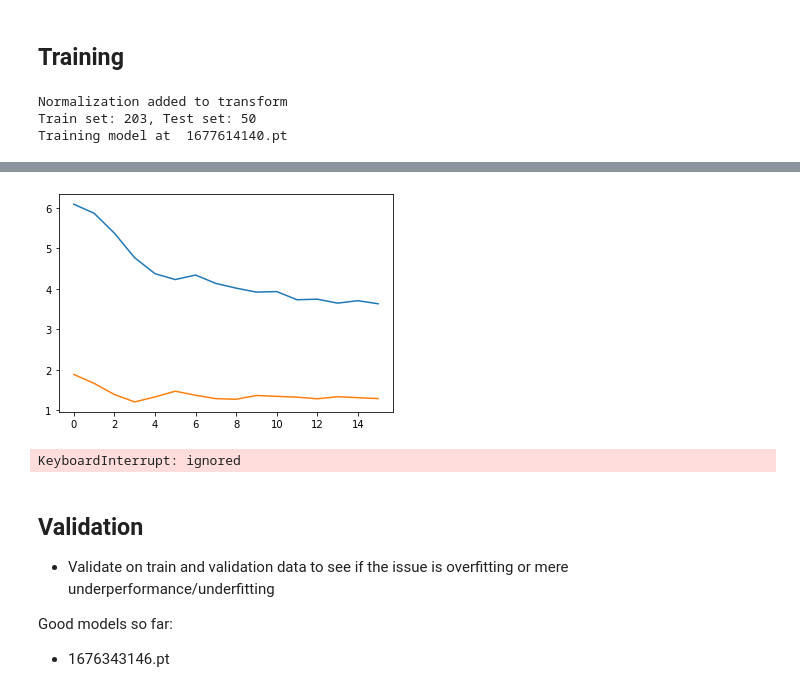
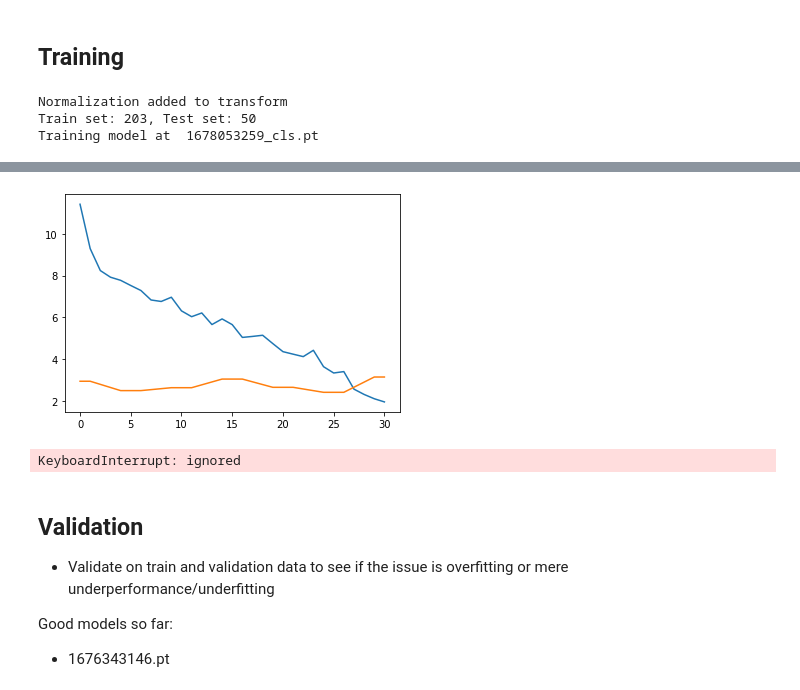
Before and after one commit to rhausman/brain_tumor_analysis, a Jupyter notebook: Tumor_Analysis.ipynb, the cells around one changed output, grey strips where cells are left out. Drawn from its saved outputs; the diff is of its cells as text; code cells hidden in the pictures.

```diff
--- a/Tumor_Analysis.ipynb
+++ b/Tumor_Analysis.ipynb
@@ -246,26 +258,26 @@ ds.set_up_normalization(mean, std)
 train_set, test_set = random_split(ds, [0.8, 0.2], generator=torch.Generator().manual_seed(42)) # manual seed for reproducible result right now
 
 print(f"Train set: {len(train_set)}, Test set: {len(test_set)}")
-train_loader = DataLoader(train_set, batch_size=24, shuffle=True, num_workers=2) # for now no extra workers
-test_loader = DataLoader(test_set, batch_size=24, shuffle = False, num_workers=1)
+train_loader = DataLoader(train_set, batch_size=12, shuffle=True, num_workers=2) # for now no extra workers
+test_loader = DataLoader(test_set, batch_size=12, shuffle = False, num_workers=2)
 
 # save info
-model_save_name = str(int(time.time())) + ".pt" # unique name
+model_save_name = str(int(time.time())) + "_cls.pt" # unique name
 save_path = f"/content/drive/MyDrive/kaggle/{model_save_name}"
 print("Training model at ", model_save_name)
 # %% [output]
 Normalization added to transform
 Train set: 203, Test set: 50
-Training model at  1677614140.pt
+Training model at  1678053259_cls.pt
 # %%
 net = Classifier()
 loss_fxn = nn.BCELoss()
-optimizer = optim.SGD(net.parameters(), lr=0.001, momentum=0.9, weight_decay=1e-6) # todo try adding l2 regularization with: weight_decay=1e-5
+optimizer = optim.SGD(net.parameters(), lr=0.001, momentum=0.9, weight_decay=1e-7) # todo try adding l2 regularization with: weight_decay=1e-5
 
 train_losses = []
 test_losses = []
 for epoch in range(epochs):
-  net.train()
+
   running_loss = 0.
   for i, batch in enumerate(train_loader):
     X, y = batch
@@ -283,16 +295,21 @@ for epoch in range(epochs):
   torch.save(net.state_dict(), save_path)
   train_losses.append(running_loss)
   # see the validation loss
-  net.eval()
-  with torch.no_grad():
-    test_loss = 0.
-    for i, batch in enumerate(test_loader):
-      X, y = batch
-      output = net(X)
-      output = torch.squeeze(output, 1)
-      loss = loss_fxn(output, y.float())
-      test_loss += loss.item()
-    test_losses.append(test_loss)
+  if epoch % 5 == 0:
+    net.eval()
+    with torch.no_grad():
+      test_loss = 0.
+      for i, batch in enumerate(test_loader):
+        X, y = batch
+        output = net(X)
+        output = torch.squeeze(output, 1)
+        loss = loss_fxn(output, y.float())
+        test_loss += loss.item()
+      if len(test_losses) > 0:
+        fill_losses = np.linspace(test_losses[-1], test_loss, 4)
+        test_losses.extend(list(fill_losses))
+      test_losses.append(test_loss)
+    net.train()
 
   # Display output!
   clear_output(wait=True)
@@ -306,4 +323,4 @@ Epoch 15 train loss: 3.63246588408947
-[figure, old version]
+[figure, new version]
 KeyboardInterrupt: ignored
 # %% [markdown]
 ## Validation
```
Also changed, not shown: parts of 17 cells of this notebook.
